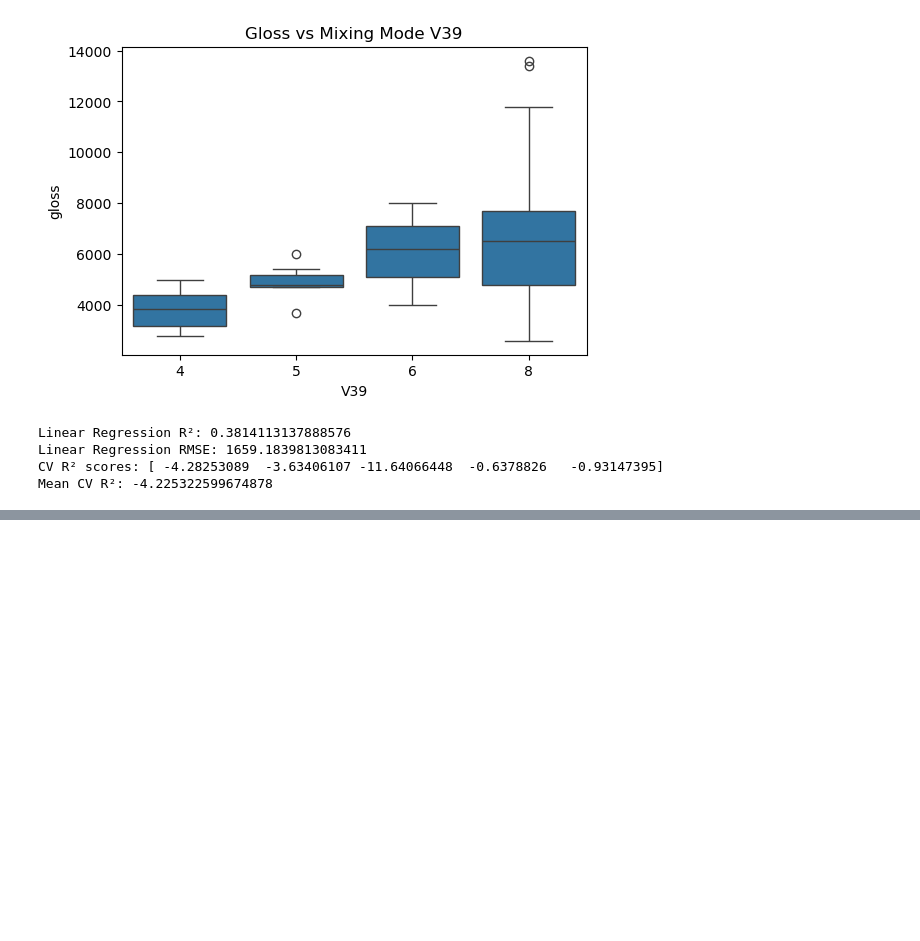
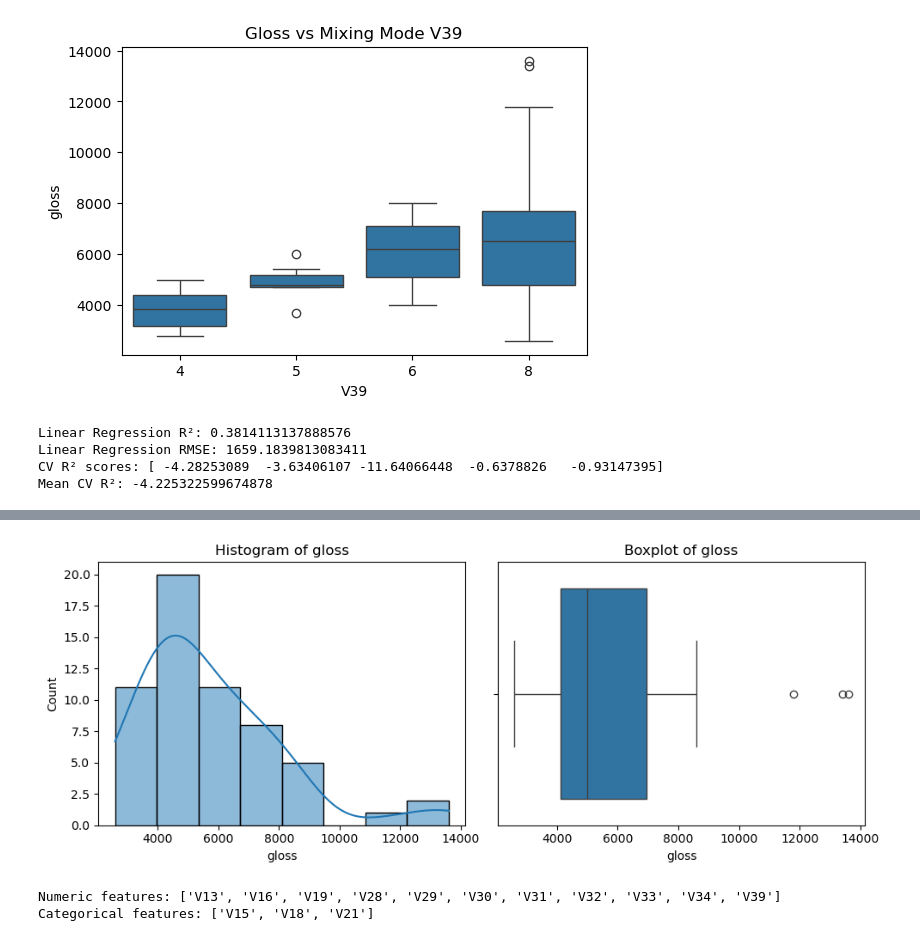
Before and after one commit to hariharan14-bit/Data_science_for_process_engineering, a Jupyter notebook: Exercise/Task 1.ipynb, the cells around one changed output, grey strips where cells are left out. Saved outputs shown, nothing was run; the diff lists cells and outputs as text; code cells hidden in the pictures; blank space fills up the shorter version.

```diff
--- a/Exercise/Task 1.ipynb
+++ b/Exercise/Task 1.ipynb
@@ -172,0 +203,23 @@ Mean CV R²: -4.225322599674878
+# %%
+def _load_data(path):
+    if path.lower().endswith('.csv'):
+        return pd.read_csv(path)
+    elif path.lower().endswith(('.xls', '.xlsx')):
+        return pd.read_excel(path)
+    else:
+        raise ValueError("Supported formats: .csv, .xls, .xlsx")
+
+df = _load_data(DATA_PATH)
+print("Dataset shape:", df.shape)
+display(df.head(8))
+display(df.info())
+display(df.describe(include='all').T)
+
+# Auto-detect target if not provided
+if TARGET is None:
+    candidates = [c for c in df.columns if c.lower() in ('gloss', 'glanz', 'target')]
+    if len(candidates) >= 1:
+        TARGET = candidates[0]
+        print(f"TARGET auto-set to: {TARGET!r}")
+    else:
+        raise ValueError("Please set TARGET variable name (e.g. 'Gloss').")
@@ -172,0 +295,25 @@ Mean CV R²: -4.225322599674878
+# %%
+plt.figure(figsize=(10,4))
+plt.subplot(1,2,1)
+sns.histplot(df[TARGET].dropna(), kde=True)
+plt.title(f'Histogram of {TARGET}')
+
+plt.subplot(1,2,2)
+sns.boxplot(x=df[TARGET])
+plt.title(f'Boxplot of {TARGET}')
+plt.tight_layout()
+plt.show()
+# %% [output]
+[figure, added]
+# %%
+X = df.drop(columns=[TARGET]).copy()
+y = df[TARGET].copy()
+
+cat_features = X.select_dtypes(include=['object', 'category']).columns.tolist()
+num_features = X.select_dtypes(include=[np.number]).columns.tolist()
+
+print("Numeric features:", num_features)
+print("Categorical features:", cat_features)
+# %% [output]
+Numeric features: ['V13', 'V16', 'V19', 'V28', 'V29', 'V30', 'V31', 'V32', 'V33', 'V34', 'V39']
+Categorical features: ['V15', 'V18', 'V21']
```
Also changed, not shown: parts of 28 cells of this notebook.
